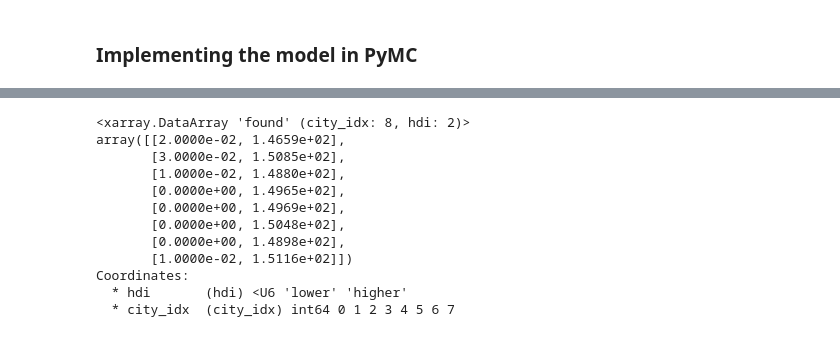
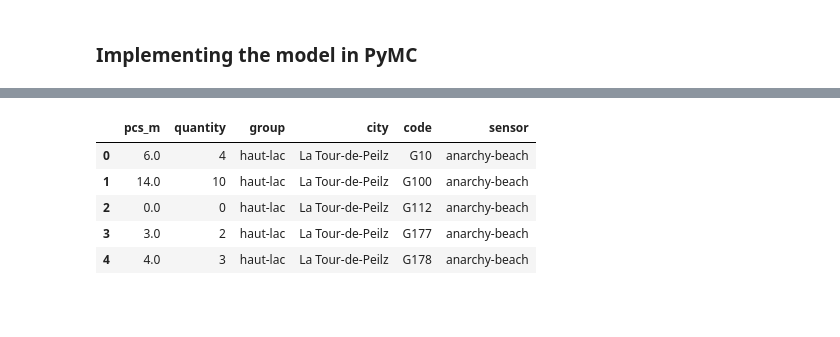
Before and after one commit to hammerdirt/pgamma, a Jupyter notebook: hierarchical_models.ipynb, the cells around one changed output, grey strips where cells are left out. Cells and saved outputs as stored; diff of their text form; code cells hidden in the pictures; blank space fills up the shorter version.

```diff
--- a/hierarchical_models.ipynb
+++ b/hierarchical_models.ipynb
@@ -778,21 +304,0 @@ az.plot_ppc(dt, coords={'obs_id': ["Lausanne"]}, flatten=[])
-# %%
-hdi_helper = lambda ds: az.hdi(ds, input_core_dims=[["chain", "draw", "obs_id"]], hdi_prob=.94)
-hdi_ppc = (
-    sampled_rpi.posterior_predictive.found.groupby(sampled_rpi.constant_data.city_idx)
-    .apply(hdi_helper)
-    .found
-)
-np.round(hdi_ppc, 2)
-# %% [output]
-<xarray.DataArray 'found' (city_idx: 8, hdi: 2)>
-array([[2.0000e-02, 1.4659e+02],
-       [3.0000e-02, 1.5085e+02],
-       [1.0000e-02, 1.4880e+02],
-       [0.0000e+00, 1.4965e+02],
-       [0.0000e+00, 1.4969e+02],
-       [0.0000e+00, 1.5048e+02],
-       [0.0000e+00, 1.4898e+02],
-       [1.0000e-02, 1.5116e+02]])
-Coordinates:
-  * hdi       (hdi) <U6 'lower' 'higher'
-  * city_idx  (city_idx) int64 0 1 2 3 4 5 6 7
@@ -943,0 +305,24 @@ def make_predictions(locations, codes, data):
+# %%
+dcaps = d[d.code.isin(["G21", "G24", "G23"])].copy()
+dnocaps = d[~d.code.isin(["G21", "G24", "G23"])].copy()
+
+these_cols = dcaps.columns
+dcaps["code"] = "Gcaps"
+
+dtest = pd.concat([dnocaps, dcaps])
+
+
+columns = ["pcs_m","quantity", "group", "city", "code", "sensor"]
+
+workData = dtest[columns].copy()
+codes = workData.code.unique()
+workData.reset_index(inplace=True, drop=True)
+
+workData.head()
+# %% [output]
+|  | pcs_m | quantity | group | city | code | sensor |
+| 0 | 6.0 | 4 | haut-lac | La Tour-de-Peilz | G10 | anarchy-beach |
+| 1 | 14.0 | 10 | haut-lac | La Tour-de-Peilz | G100 | anarchy-beach |
+| 2 | 0.0 | 0 | haut-lac | La Tour-de-Peilz | G112 | anarchy-beach |
+| 3 | 3.0 | 2 | haut-lac | La Tour-de-Peilz | G177 | anarchy-beach |
+| 4 | 4.0 | 3 | haut-lac | La Tour-de-Peilz | G178 | anarchy-beach |
```
Also changed, not shown: parts of 69 cells of this notebook, 36 other files.
